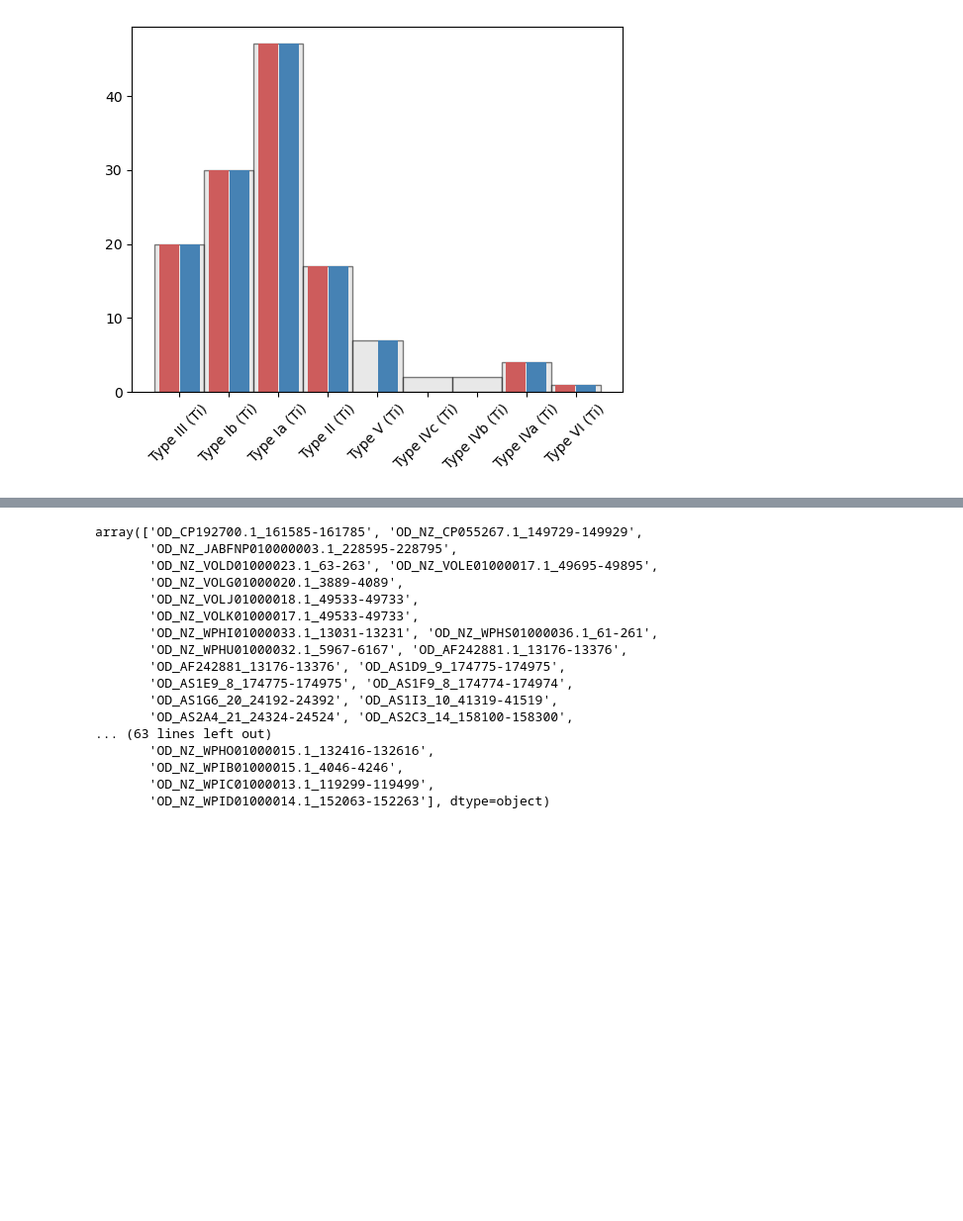
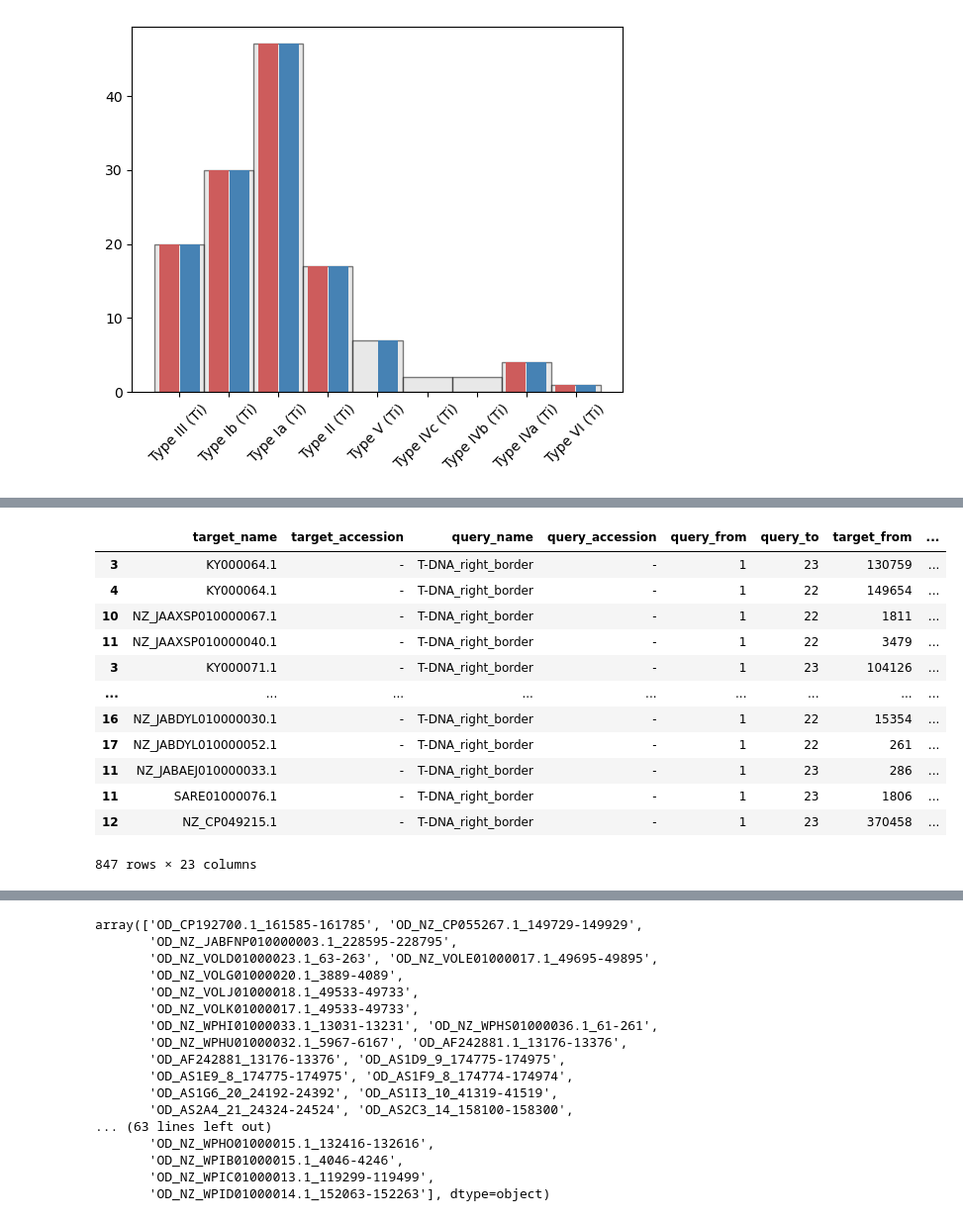
Before and after one commit to pipparichter/overdrive, a Jupyter notebook: notebooks/sandbox-2.ipynb, the cells around one changed output, grey strips where cells are left out. Shown at 99% size. Drawn from its saved outputs; the diff is of its cells as text; code cells hidden in the pictures; blank space fills up the shorter version.

```diff
--- a/notebooks/sandbox-2.ipynb
+++ b/notebooks/sandbox-2.ipynb
@@ -170,7 +138,7 @@ HMMer could not be run for sequence CAIIUG000000000.1, the file is probably empt
 HMMer could not be run for sequence FCPG000000000.1, the file is probably empty.
 HMMer could not be run for sequence CAIITH000000000.1, the file is probably empty.
 # %%
-hmmer_df = load_hmmer(hmmer_dir=os.path.join(data_dir, 'hmmer'), max_e_value=0.05)
+hmmer_df = load_hmmer_files(hmmer_dir=os.path.join(data_dir, 'hmmer'), max_e_value=0.05)
 overdrive_df = build_overdrive_dataset(overwrite=False, fasta_dir='../data/data-2/ncbi/', hmmer_df=hmmer_df, length=200, data_dir=data_dir)
 overdrive_df = overdrive_df[~overdrive_df.seq.isnull()].copy() # There are 3 null sequences for some reason.
 
@@ -361,9 +330,43 @@ plt.show()
 # TODO: Look at the relative numbers of right borders and left borders in each fragment to try to determine how many of the
 # right borders may be duplicated, and therefore have a disrupted upstream region.
 
-hmmer_df.query_name.value_counts()
 hmmer_df['has_t_dna'] = has_t_dna(hmmer_df)
-hmmer_df[hmmer_df.has_t_dna].query_name.value_counts()
 
 # TODO: Try to map the alignment groups to annotated plasmid types.
+
+# Right and left borders are direct repeats, meaning they are on the same strand. They are homologous, but not identical; however
+# they can have 80-90% similarity. The right border sequence is more highly-conserved, which suggests that the HMM may be more prone
+# to labeling a right border as a left border than vice versa (although I can't be sure that the opposite does not occur; indeed, based on the
+# average number of left and right borders per sequence, it seems as though there are slightly more annotated right borders).
+
+# Left borders are generally less conserved, as the right border is where the VirD nick site is. Termination is not as essential; apparently
+# if termination does not occur, then part of the plasmid backbone may end up being transformed.
+
+print('Num. unique contigs:', hmmer_df.target_name.nunique())
+print('Num. contigs with both left and right borders:', hmmer_df.drop_duplicates('target_name').has_t_dna.sum())
+# print('Average number of left borders per sequence:', hmmer_df[hmmer_df.query_name == 'T-DNA_left_border'].value_counts('target_name').mean())
+# print('Average number of right borders per sequence:', hmmer_df[hmmer_df.query_name == 'T-DNA_right_border'].value_counts('target_name').mean())
+
+def has_conflict(row, hmmer_df:pd.DataFrame=hmmer_df):
+    hmmer_df = hmmer_df[hmmer_df.target_name == row.target_name].copy() # Get the hits within the same sequence.
+    start, stop = min(row.target_from, row.target_to), max(row.target_from, row.target_to)
+    hmmer_df['overlap'] = ~((hmmer_df.start > stop) | (hmmer_df.stop < start) | (hmmer_df.index == row.name))
+    return hmmer_df.overlap.sum() > 0
+
+def has_left_border(right_border_row, hmmer_df:pd.DataFrame=hmmer_df):
+    mask = (hmmer_df.target_name == row.target_name) & (hmmer_df.strand == row.strand) & (hmmer_df.query_name == 'T-DNA_left_border')
+    if mask.sum() == 0:
+        return False
+    hmmer_df = hmmer_df[mask]
+    start, stop = right_border_row.start, right_border_row.stop
+    n_left_borders = (((hmmer_df.stop < start) & (hmmer_df.strand == '+')) | ((hmmer_df.start > stop) & (hmmer_df.strand == '-'))).sum()
+    return n_left_borders > 0
+
+right_border_df = hmmer_df[hmmer_df.query_name == 'T-DNA_right_border'].copy()
+right_border_df['has_conflict'] =  right_border_df.apply(has_conflict, axis=1)
+right_border_df['has_left_border'] =  right_border_df.apply(has_left_border, axis=1)
+
+print('Num. right borders:', len(right_border_df))
+print('Num. right borders with conflict:', right_border_df.has_conflict.sum())
+print('Num. right borders with a corresponding left border:', right_border_df.has_left_border.sum())
 # %% [output]
@@ -374,0 +402,17 @@ Name: count, dtype: int64
+# %%
+right_border_df[right_border_df.has_left_border | ~right_border_df.has_conflict]
+# right_border_df.has_conflict.sum()
+# %% [output]
+|  | target_name | target_accession | query_name | query_accession | query_from | query_to | target_from | ... |
+| 3 | KY000064.1 | - | T-DNA_right_border | - | 1 | 23 | 130759 | ... |
+| 4 | KY000064.1 | - | T-DNA_right_border | - | 1 | 22 | 149654 | ... |
+| 10 | NZ_JAAXSP010000067.1 | - | T-DNA_right_border | - | 1 | 22 | 1811 | ... |
+| 11 | NZ_JAAXSP010000040.1 | - | T-DNA_right_border | - | 1 | 22 | 3479 | ... |
+| 3 | KY000071.1 | - | T-DNA_right_border | - | 1 | 23 | 104126 | ... |
+| ... | ... | ... | ... | ... | ... | ... | ... | ... |
+| 16 | NZ_JABDYL010000030.1 | - | T-DNA_right_border | - | 1 | 22 | 15354 | ... |
+| 17 | NZ_JABDYL010000052.1 | - | T-DNA_right_border | - | 1 | 22 | 261 | ... |
+| 11 | NZ_JABAEJ010000033.1 | - | T-DNA_right_border | - | 1 | 23 | 286 | ... |
+| 11 | SARE01000076.1 | - | T-DNA_right_border | - | 1 | 23 | 1806 | ... |
+| 12 | NZ_CP049215.1 | - | T-DNA_right_border | - | 1 | 23 | 370458 | ... |
+847 rows × 23 columns
```
Also changed, not shown: parts of 10 cells of this notebook, 5 other files.
